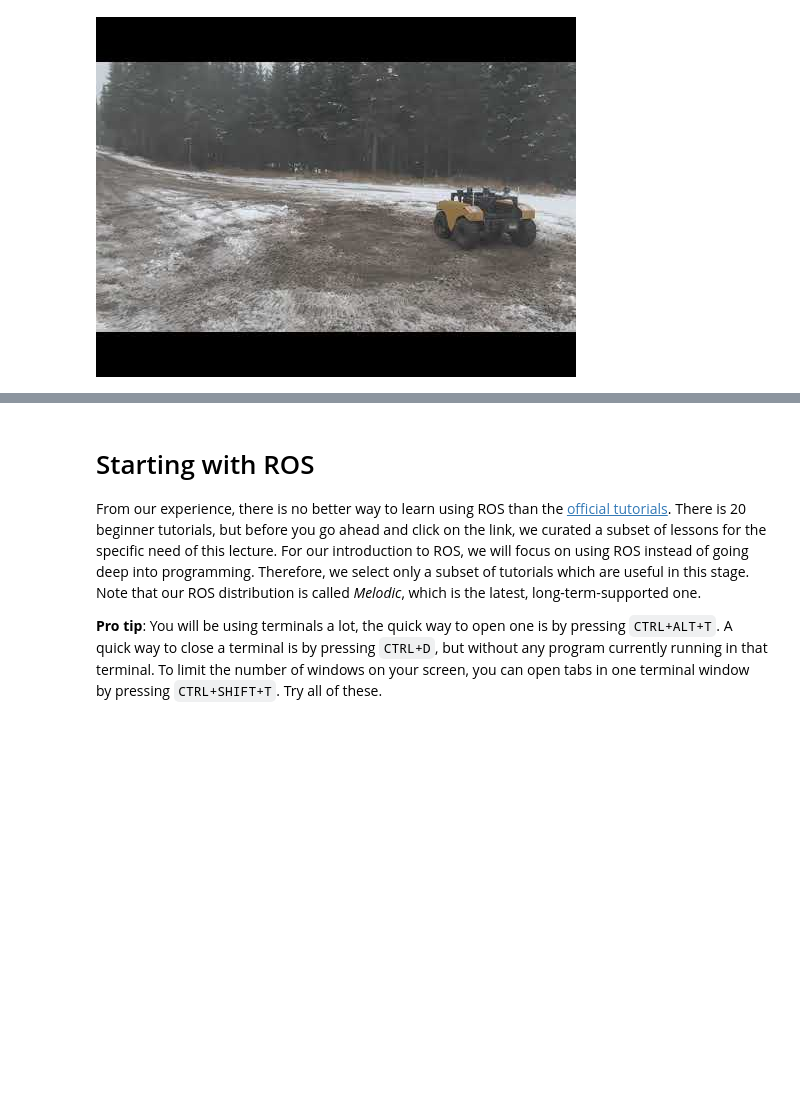
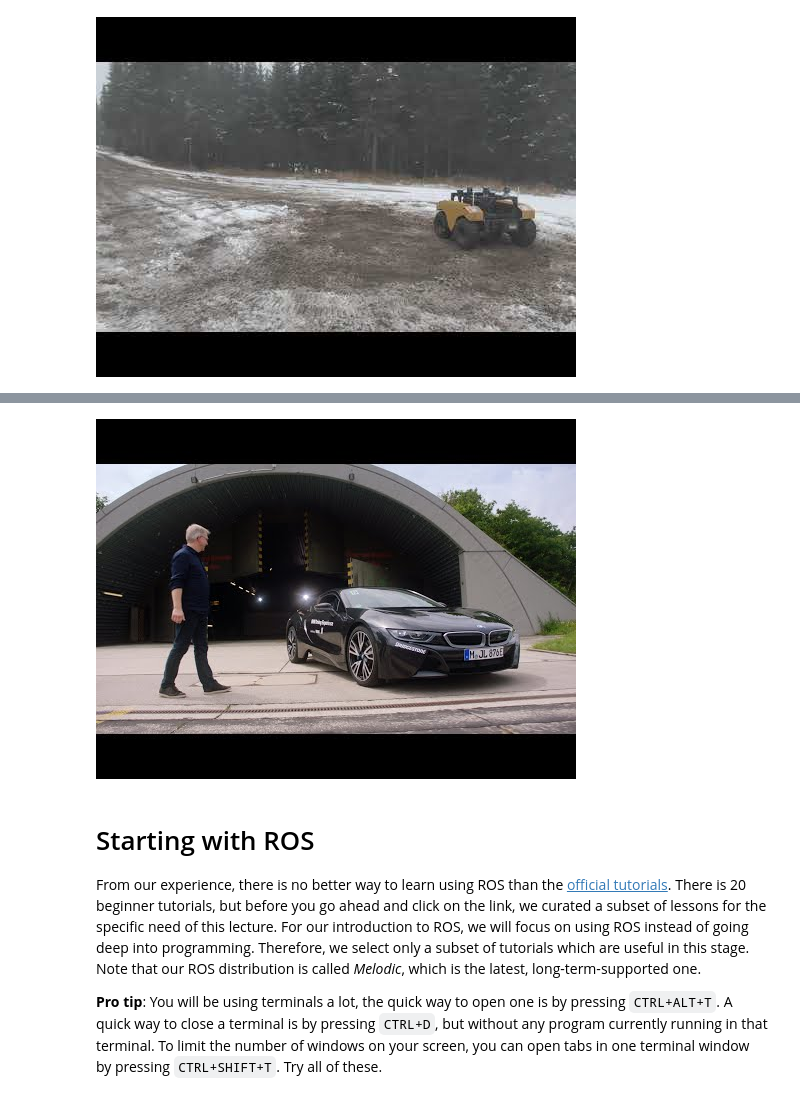
Before and after one commit to norlab-ulaval/percep3d_lessons, a Jupyter notebook: ros/1-lesson-ros-overview.ipynb, the cells around one changed output, grey strips where cells are left out. Saved outputs shown, nothing was run; the diff lists cells and outputs as text; code cells hidden in the pictures; blank space fills up the shorter version.

```diff
--- a/ros/1-lesson-ros-overview.ipynb
+++ b/ros/1-lesson-ros-overview.ipynb
@@ -51,3 +64,8 @@ YouTubeVideo('p3VPOrsGMJQ', width=720, height=480)
+# %%
+from IPython.display import YouTubeVideo
+YouTubeVideo('fAUTJa7Nrdc', width=720, height=480)
+# %% [output]
+[figure, added]
 # %% [markdown]
 # Starting with ROS
 
```
Also changed, not shown: parts of 1 cell of this notebook, 8 other files.
